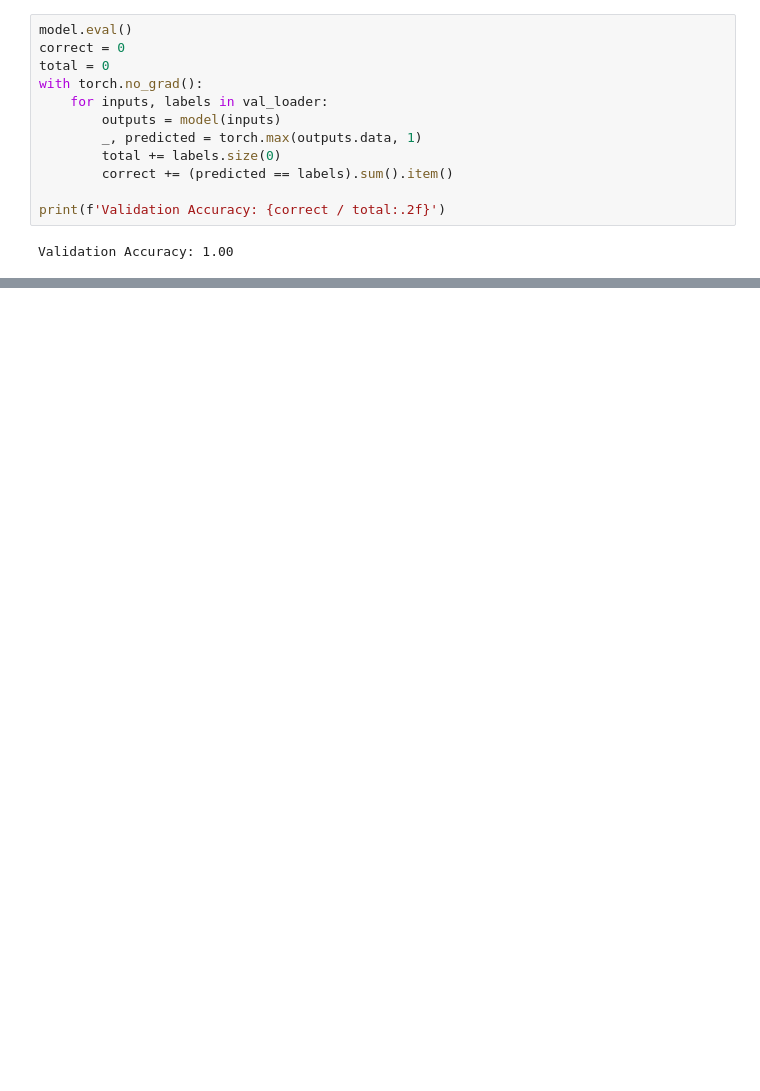
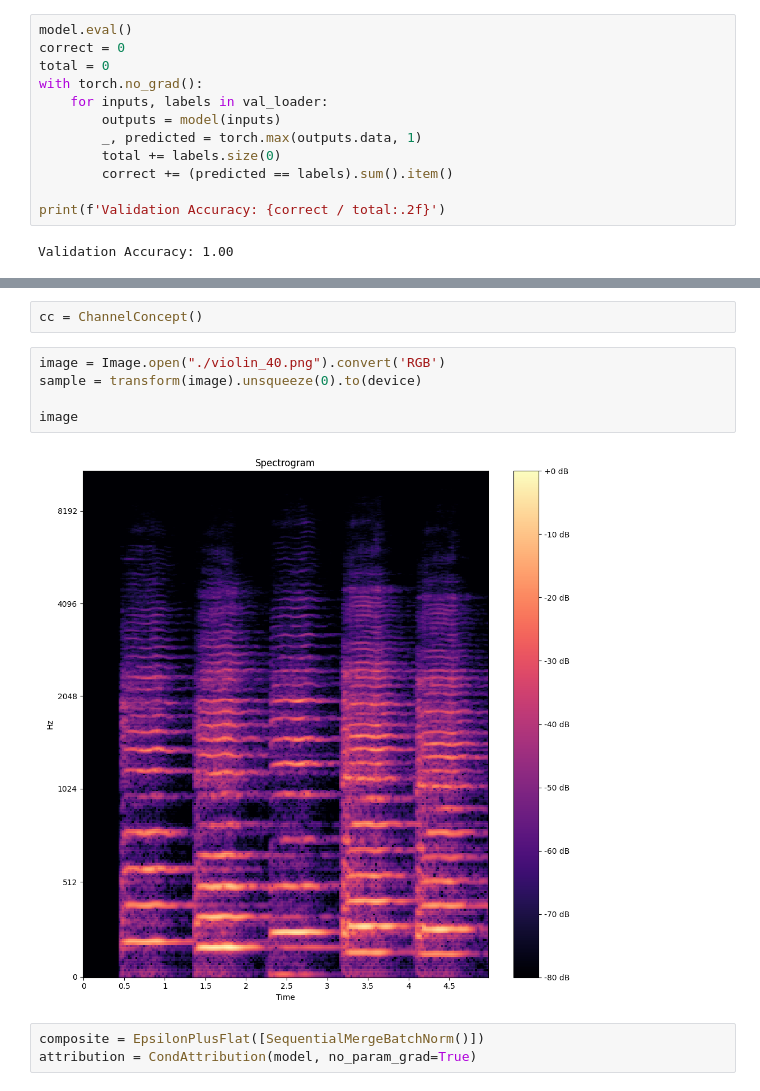
Before and after one commit to kkrolewiak/WIMU, a Jupyter notebook: wimu/gtzan_notebook.ipynb, the cells around one changed output, grey strips where cells are left out. Saved outputs shown, nothing was run; the diff lists cells and outputs as text; blank space fills up the shorter version.

Commit message:
Added CRP test
Added a CRP test to gtzan_notebook and to poetry config. Everything works fine and I was able to generate sample attribution analysis to our presentation.

```diff
--- a/wimu/gtzan_notebook.ipynb
+++ b/wimu/gtzan_notebook.ipynb
@@ -137,0 +133,12 @@ plt.show()
+# %%
+cc = ChannelConcept()
+# %%
+image = Image.open("./violin_40.png").convert('RGB')
+sample = transform(image).unsqueeze(0).to(device)
+
+image
+# %% [output]
+[figure, added]
+# %%
+composite = EpsilonPlusFlat([SequentialMergeBatchNorm()])
+attribution = CondAttribution(model, no_param_grad=True)
```
Also changed, not shown: parts of 7 cells of this notebook, 2 other files.
